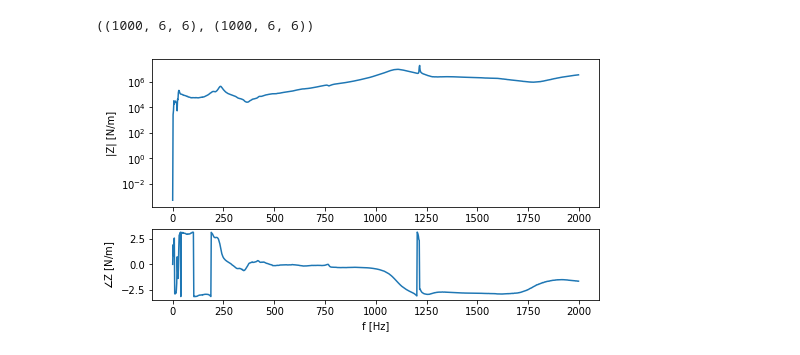
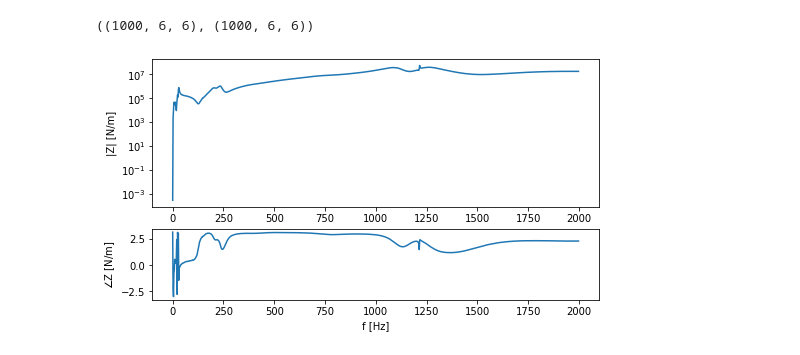
Before and after one commit to yannikmadeheim-del/pyFBS-nonlinear, a Jupyter notebook: examples/23_rubber_mount_characterization.ipynb, the cells around one changed output. Cells and saved outputs as stored; diff of their text form; code cells hidden in the pictures.

```diff
--- a/examples/23_rubber_mount_characterization.ipynb
+++ b/examples/23_rubber_mount_characterization.ipynb
@@ -48,6 +48,12 @@ freq = np.load('./rubber_mount/Measurements/freq.npy')
 # %% [markdown]
 ## Virtual point transformation
 For the VPT the information on the position/orientation of the virtual point is required (``df_vp`` and ``df_vpref`` for output and input respectively), together with the corresponding channel/impact information (``df_channels`` and ``df_impacts`` for output and input respectively). Care should be taken that the correct ``Grouping`` number is assigned to obtain the correct transformation. Currently only rigid body IDMs can be used in the transformation.
+# %%
+# unit consistency (all distances in m)
+df_imp[['Position_1', 'Position_2', 'Position_3']] /= 1000
+df_chn[['Position_1', 'Position_2', 'Position_3']] /= 1000
+df_vp[['Position_1', 'Position_2', 'Position_3']] /= 1000
+df_vpref[['Position_1', 'Position_2', 'Position_3']] /= 1000
 # %%
 vpt = pyFBS.VPT(df_chn,df_imp,df_vp,df_vpref,sort_matrix=True)
 # %%
@@ -279,16 +285,16 @@ Z_J = Z_AJB - Z_A_B
 # %%
 plt.figure(figsize = (8,6))
 
-o = 1
+o = 0
 i = 0
 
 plt.subplot(211)
 plt.semilogy(vpt.freq,np.abs(Z_J[:,o,i]))
 plt.ylabel(r'|Z| [N/m]');
 
 plt.subplot(413)
 plt.plot(vpt.freq,np.angle(Z_J[:,o,i]));
 plt.xlabel('f [Hz]')
 plt.ylabel(r'$\angle$Z [N/m]');
 # %% [output]
-[figure, old version]
+[figure, new version]
```
Also changed, not shown: parts of 5 cells of this notebook, 1 other file.
